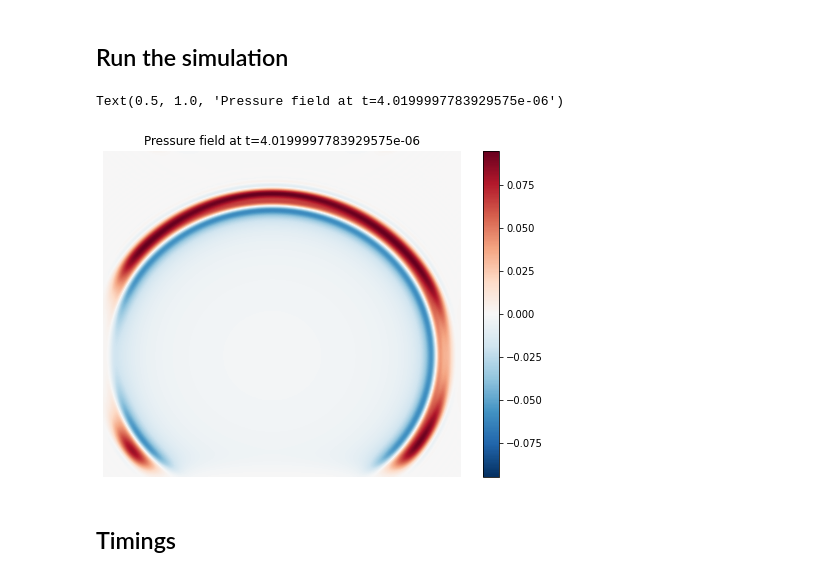
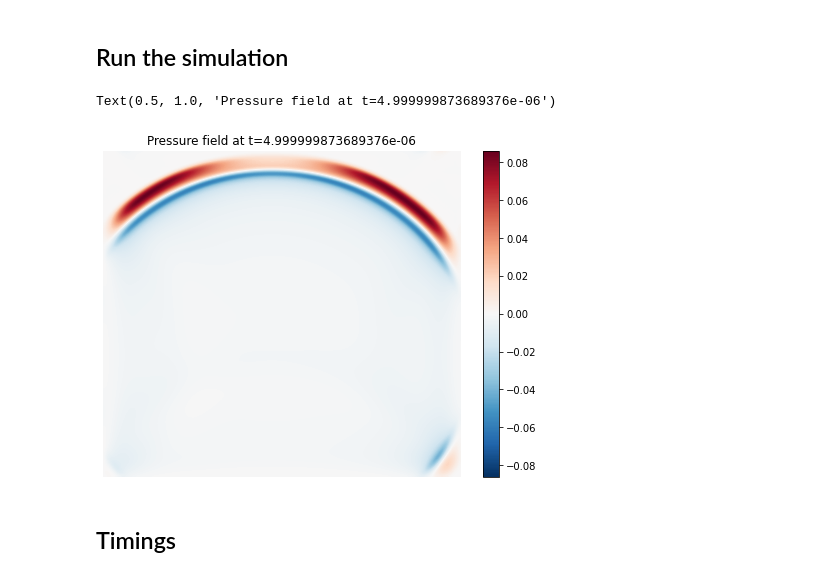
Before and after one commit to ucl-bug/jwave, a Jupyter notebook: docs/notebooks/ivp/homogeneous_medium.ipynb, the cells around one changed output. Drawn from its saved outputs; the diff is of its cells as text; code cells hidden in the pictures.

```diff
--- a/docs/notebooks/ivp/homogeneous_medium.ipynb
+++ b/docs/notebooks/ivp/homogeneous_medium.ipynb
@@ -71,13 +72,14 @@ from jax import jit
 def compiled_simulator(medium, p0):
     return simulate_wave_propagation(medium, time_axis, p0=p0)
 # %%
-pressure = compiled_simulator(medium, p0)['p']
+pressure = compiled_simulator(medium, p0)
 # %%
-show_field(pressure[201])
-plt.title(f"Pressure field at t={time_axis.to_array()[201]}")
+t = 250
+show_field(pressure[t])
+plt.title(f"Pressure field at t={time_axis.to_array()[t]}")
 # %% [output]
-Text(0.5, 1.0, 'Pressure field at t=4.0199997783929575e-06')
+Text(0.5, 1.0, 'Pressure field at t=4.999999873689376e-06')
-[figure, old version]
+[figure, new version]
 # %% [markdown]
 ## Timings
 # %%
```
Also changed, not shown: parts of 3 cells of this notebook, 6 other files.
